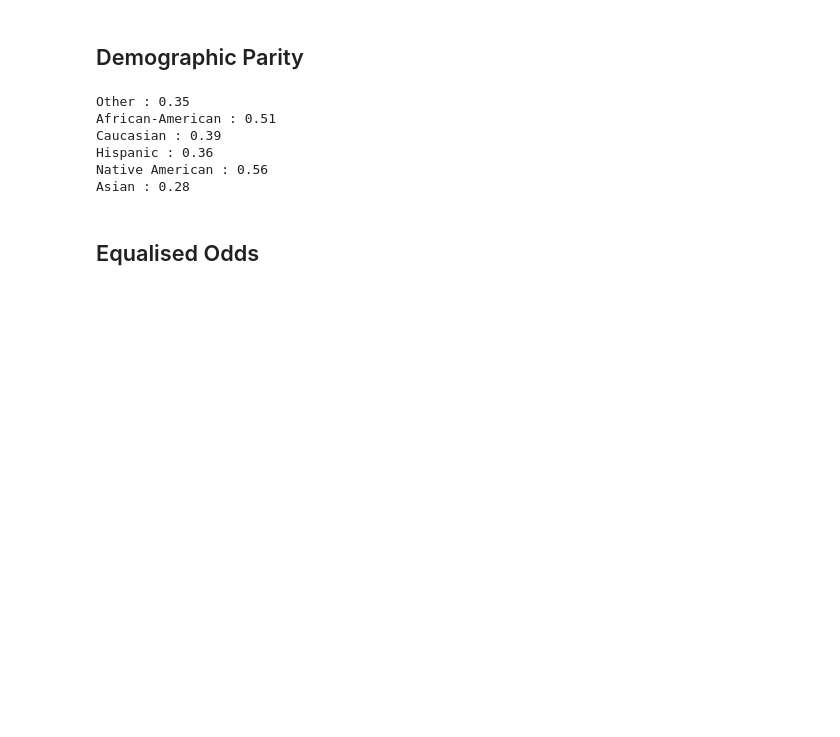
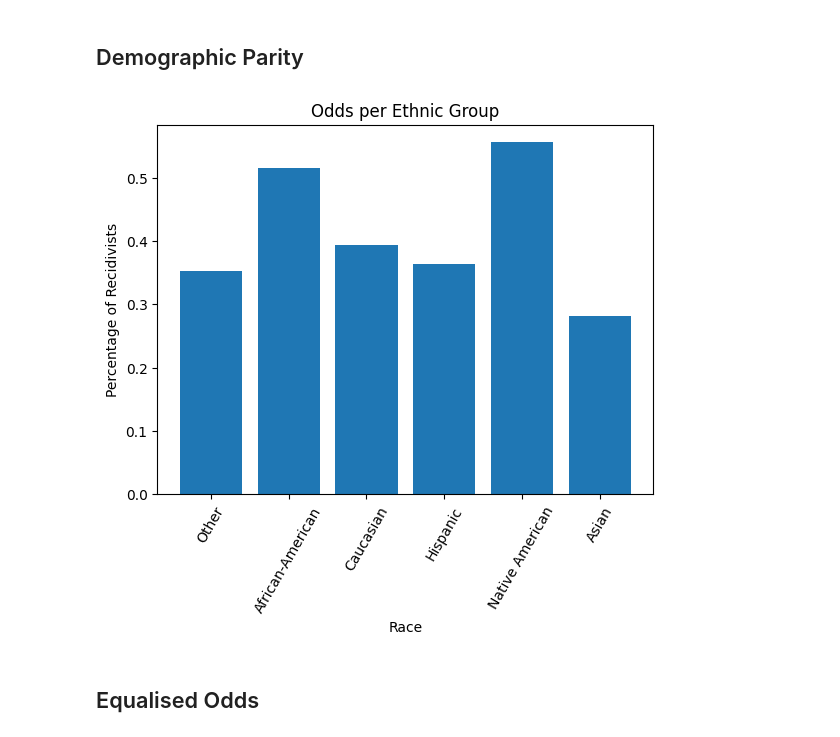
Before and after one commit to gauthamys/UIC_CS517_HWs, a Jupyter notebook: SRAI_HW1.ipynb, the cells around one changed output. Cells and saved outputs as stored; diff of their text form; code cells hidden in the pictures; blank space fills up the shorter version.

```diff
--- a/SRAI_HW1.ipynb
+++ b/SRAI_HW1.ipynb
@@ -27,17 +23,24 @@ WARNING: Runtime no longer has a reference to this dataframe, please re-run this
 # %% [markdown]
 ## Demographic Parity
 # %%
+races = []
+ps = []
 for race in df['race'].unique():
     race_df = df[df['race'] == race]
     percentage = (race_df['two_year_recid'] == 1).sum() / len(race_df)
-    print(f"{race} : {percentage:.2f}")
+    races.append(race)
+    ps.append(percentage)
+    #print(f"{race} : {percentage:.2f}")
+#plot
+import matplotlib.pyplot as plt
+plt.bar(races, ps)
+plt.xlabel('Race')
+plt.xticks(rotation=60)
+plt.ylabel('Percentage of Recidivists')
+plt.title('Odds per Ethnic Group')
+plt.show()
 # %% [output]
-Other : 0.35
-African-American : 0.51
-Caucasian : 0.39
-Hispanic : 0.36
-Native American : 0.56
-Asian : 0.28
+[figure, added]
 # %% [markdown]
 ## Equalised Odds
 # %%
```
Also changed, not shown: parts of 14 cells of this notebook.
